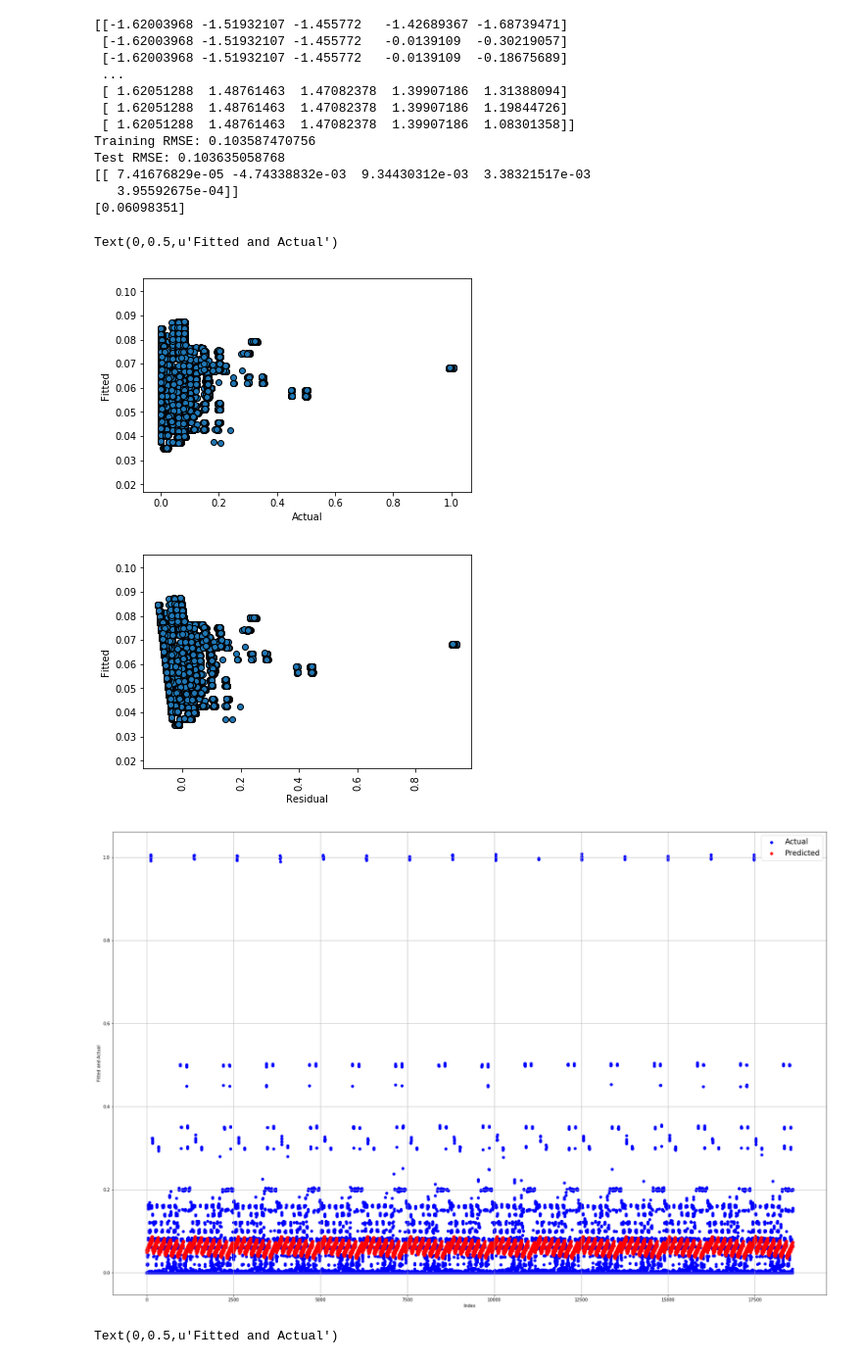
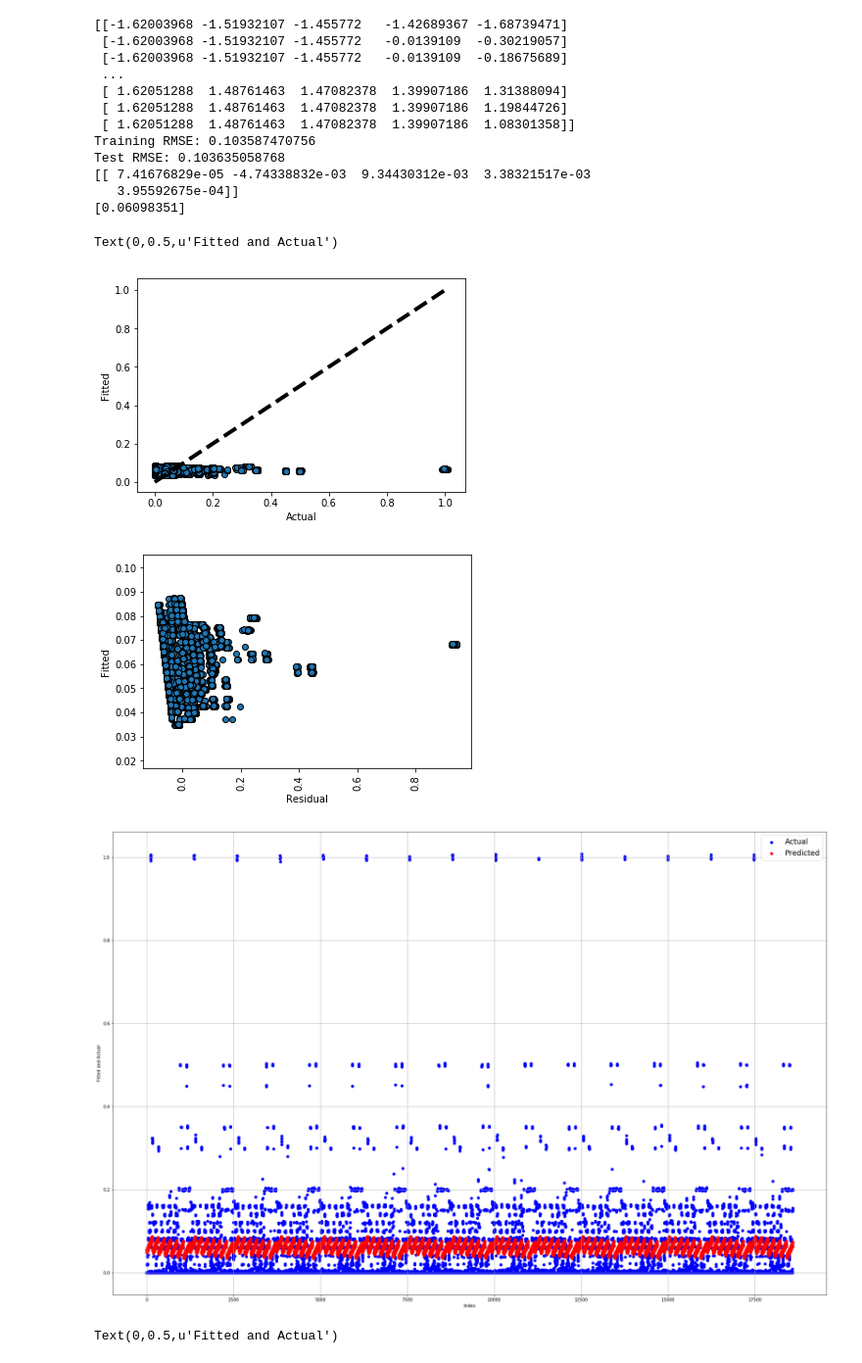
Before and after one commit to Jas-Jess/ee219, a Jupyter notebook: Project 4/Project 4 Part 1, Part 2a, e.ipynb, the cells around one changed output. Shown at 98% size. Cells and saved outputs as stored; diff of their text form; code cells hidden in the pictures.

```diff
--- a/Project 4/Project 4 Part 1, Part 2a, e.ipynb
+++ b/Project 4/Project 4 Part 1, Part 2a, e.ipynb
@@ -263,32 +264,33 @@ Test RMSE: 0.103635058768
 # %%
 #Plot graph as Fitted vs Actual
 plt.figure()
 plt.scatter(x=y_actual, y=y_pred, edgecolors=(0, 0, 0))
+plt.plot([y_actual.min(), y_actual.max()], [y_actual.min(), y_actual.max()], 'k--', lw=4)
 plt.xlabel('Actual')
 plt.ylabel('Fitted')
 
 #Plot residual
 residual = y_actual - y_pred
 
 plt.figure()
 plt.xticks(rotation='vertical')
 plt.scatter(x=residual, y=y_pred, edgecolors=(0, 0, 0))
 plt.xlabel('Residual')
 plt.ylabel('Fitted')
 plt.xlim((min(residual) - 0.05, max(residual) +0.05))
 
 #Plot graphs as Value vs Index
 plt.figure(figsize=((30,20)))
 plt.grid(True)
 p1 = plt.scatter(y=y_actual, x=range(0,len(y_pred)), color= 'blue')
 p2 = plt.scatter(y=y_pred, x=range(0,len(y_pred)), color = 'red')
 plt.legend((p1, p2), ('Actual', 'Predicted'), fontsize = 'xx-large')
 
 plt.xlabel('Index')
 plt.ylabel('Fitted and Actual')
 # %% [output]
 Text(0,0.5,u'Fitted and Actual')
-[figure, old version]
+[figure, new version]
 [figure]
 [figure]
 # %%
```
Also changed, not shown: parts of 12 cells of this notebook.
